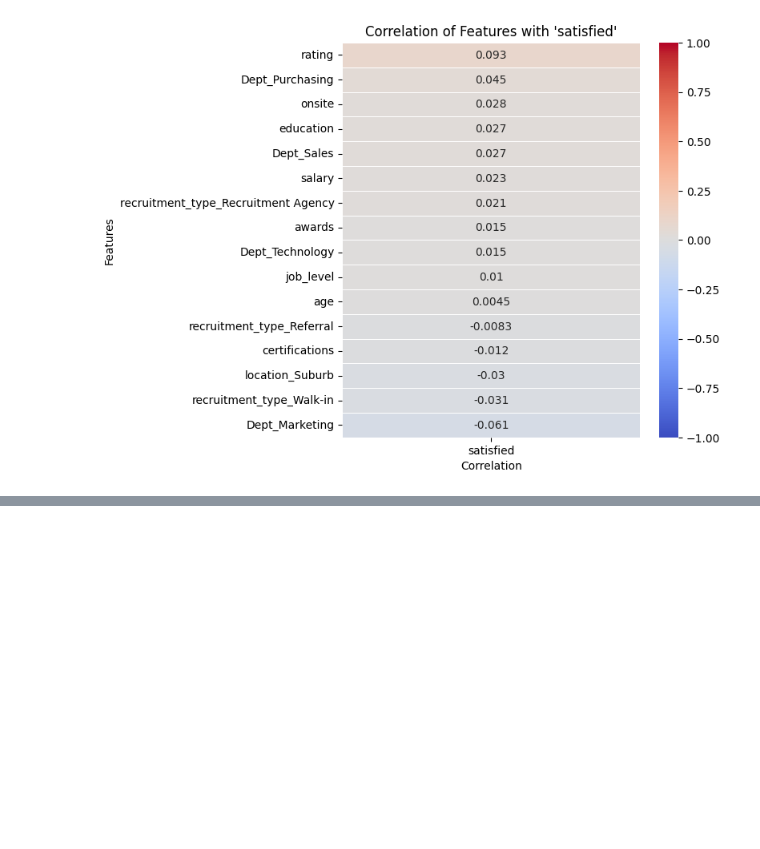
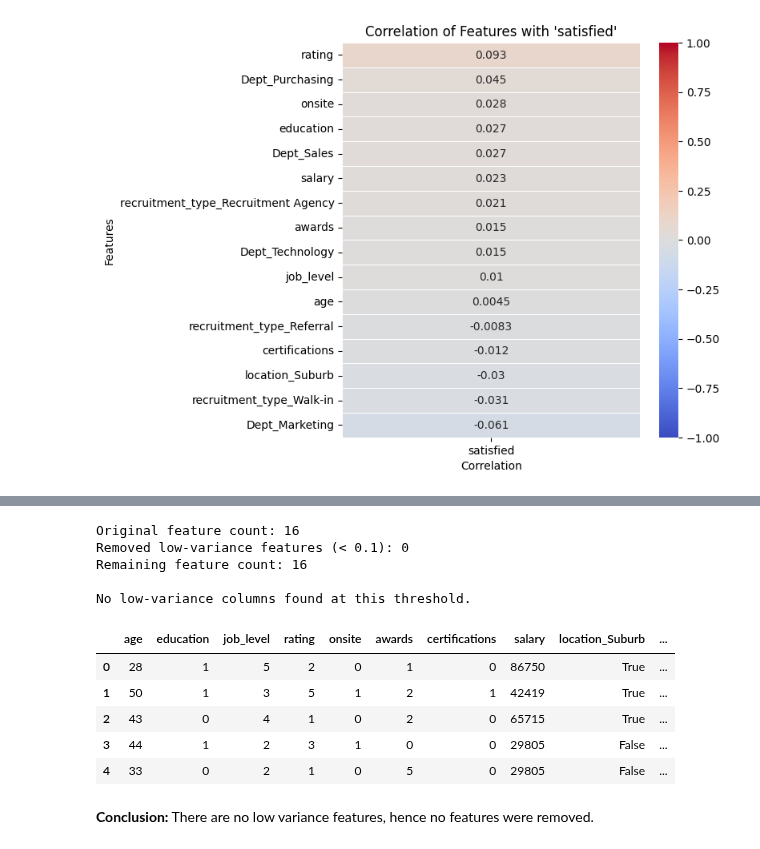
Before and after one commit to JustLazy-Forever/Predicting-Job-Satisfaction, a Jupyter notebook: Job Satisfaction_Data_Wrangling.ipynb, the cells around one changed output, grey strips where cells are left out. Drawn from its saved outputs; the diff is of its cells as text; code cells hidden in the pictures; blank space fills up the shorter version.

Commit message:
low variance check

```diff
--- a/Job Satisfaction_Data_Wrangling.ipynb
+++ b/Job Satisfaction_Data_Wrangling.ipynb
@@ -1013,0 +1024,47 @@ Text(0.5, 41.12222222222221, 'Correlation')
+# %%
+# Remove low-variance features
+import pandas as pd
+
+# Choose a numeric feature set
+if 'df_encoded' in globals():
+    X = df_encoded.copy()
+elif 'df' in globals():
+    X = df.select_dtypes(include='number').copy()
+else:
+    raise NameError("No dataframe found. Expected 'df_encoded' or 'df' in memory.")
+
+
+X = X.drop(columns=['satisfied'])
+
+variance_threshold = 0.1# increase/decrease based on your use case
+feature_variances = X.var(numeric_only=True)
+
+low_variance_cols = feature_variances[feature_variances < variance_threshold].index.tolist()
+X_filtered = X.drop(columns=low_variance_cols)
+
+print(f"Original feature count: {X.shape[1]}")
+print(f"Removed low-variance features (< {variance_threshold}): {len(low_variance_cols)}")
+print(f"Remaining feature count: {X_filtered.shape[1]}")
+
+if low_variance_cols:
+    print("\nRemoved columns:")
+    print(low_variance_cols)
+else:
+    print("\nNo low-variance columns found at this threshold.")
+
+# Preview filtered data
+X_filtered.head()
+# %% [output]
+Original feature count: 16
+Removed low-variance features (< 0.1): 0
+Remaining feature count: 16
+
+No low-variance columns found at this threshold.
+|  | age | education | job_level | rating | onsite | awards | certifications | salary | location_Suburb | ... |
+| 0 | 28 | 1 | 5 | 2 | 0 | 1 | 0 | 86750 | True | ... |
+| 1 | 50 | 1 | 3 | 5 | 1 | 2 | 1 | 42419 | True | ... |
+| 2 | 43 | 0 | 4 | 1 | 0 | 2 | 0 | 65715 | True | ... |
+| 3 | 44 | 1 | 2 | 3 | 1 | 0 | 0 | 29805 | False | ... |
+| 4 | 33 | 0 | 2 | 1 | 0 | 5 | 0 | 29805 | False | ... |
+# %% [markdown]
+**Conclusion:** There are no low variance features, hence no features were removed.
```
Also changed, not shown: parts of 3 cells of this notebook.
